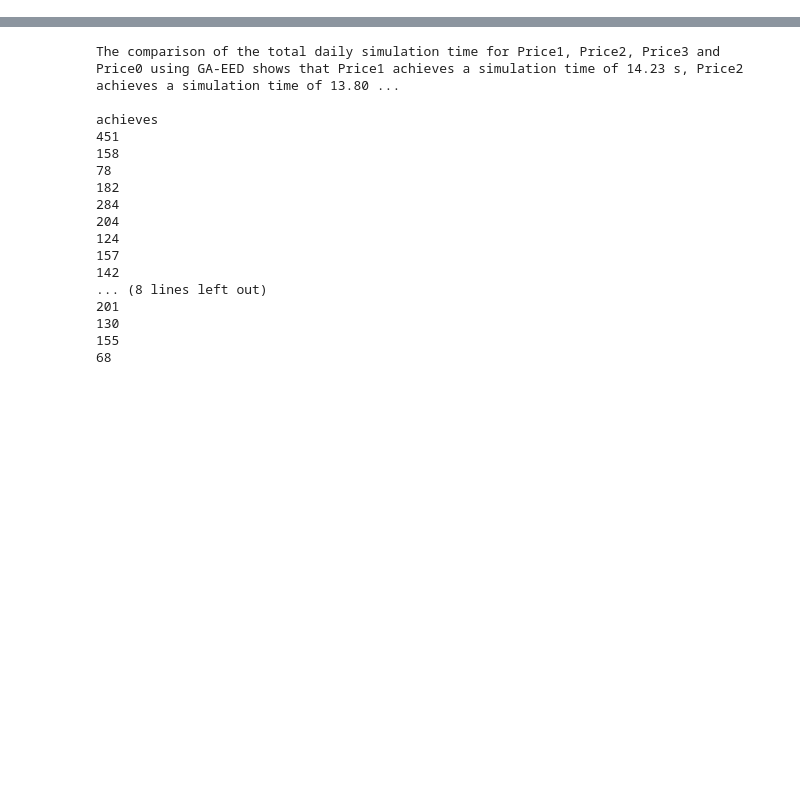
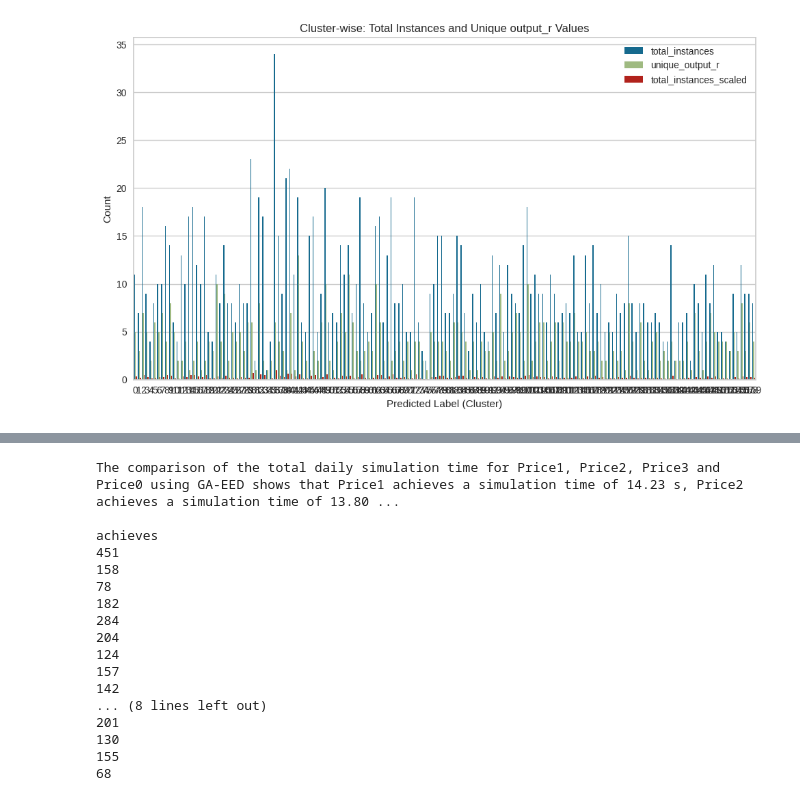
Before and after one commit to P0L3/PromptORE, a Jupyter notebook: promptore_try.ipynb, the cells around one changed output, grey strips where cells are left out. Cells and saved outputs as stored; diff of their text form; code cells hidden in the pictures; blank space fills up the shorter version.

```diff
--- a/promptore_try.ipynb
+++ b/promptore_try.ipynb
@@ -105,0 +98,14 @@ relation_embeddings[relation_embeddings["predicted_labels"] == 10].sort_values(b
+# %%
+from sklearn.preprocessing import MinMaxScaler
+summary = relation_embeddings.groupby('predicted_labels').agg(
+    total_instances=('output_r', 'count'),
+    unique_output_r=('output_r', pd.Series.nunique)
+).reset_index()
+
+
+
+# Apply Min-Max scaling to 'total_instances'
+scaler = MinMaxScaler()
+summary['total_instances_scaled'] = scaler.fit_transform(summary[['total_instances']])
+
+print(summary)
@@ -105,0 +130,15 @@ relation_embeddings[relation_embeddings["predicted_labels"] == 10].sort_values(b
+# %%
+import matplotlib.pyplot as plt
+import seaborn as sns
+# Bar chart comparing total instances vs unique output_r values
+plt.figure(figsize=(10, 6))
+sns.barplot(data=summary.melt(id_vars='predicted_labels'), x='predicted_labels', y='value', hue='variable')
+plt.title('Cluster-wise: Total Instances and Unique output_r Values')
+plt.xlabel('Predicted Label (Cluster)')
+plt.ylabel('Count')
+plt.xticks(rotation=0)
+plt.legend(title='')
+plt.tight_layout()
+plt.show()
+# %% [output]
+[figure, added]
```
Also changed, not shown: parts of 7 cells of this notebook, 3 other files.
